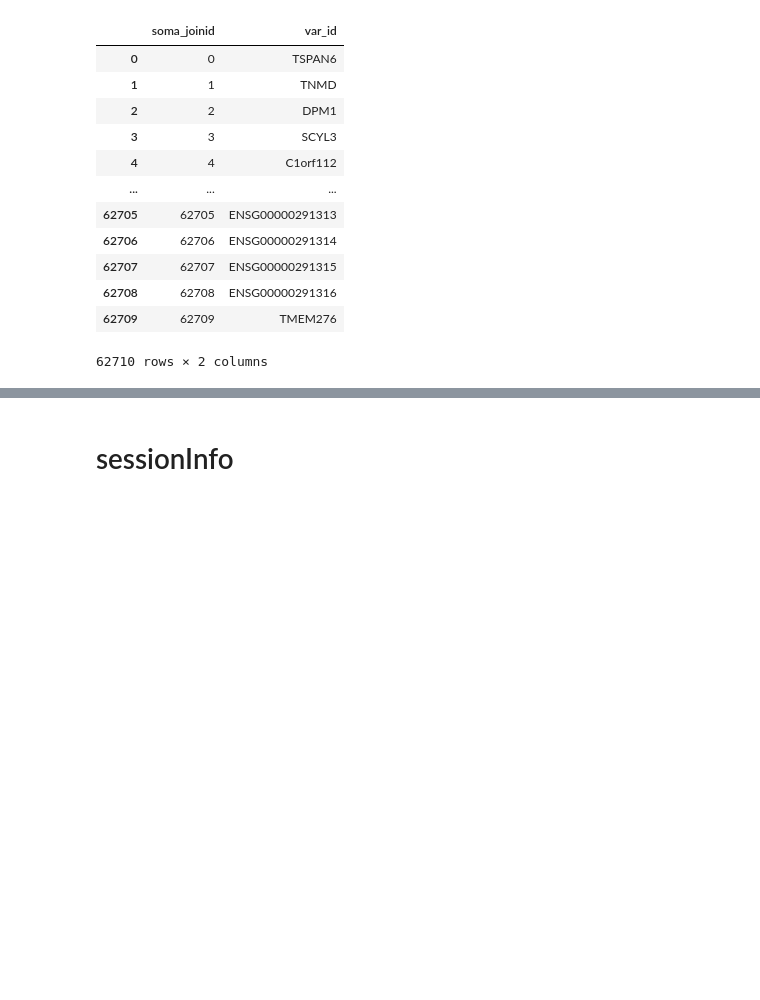
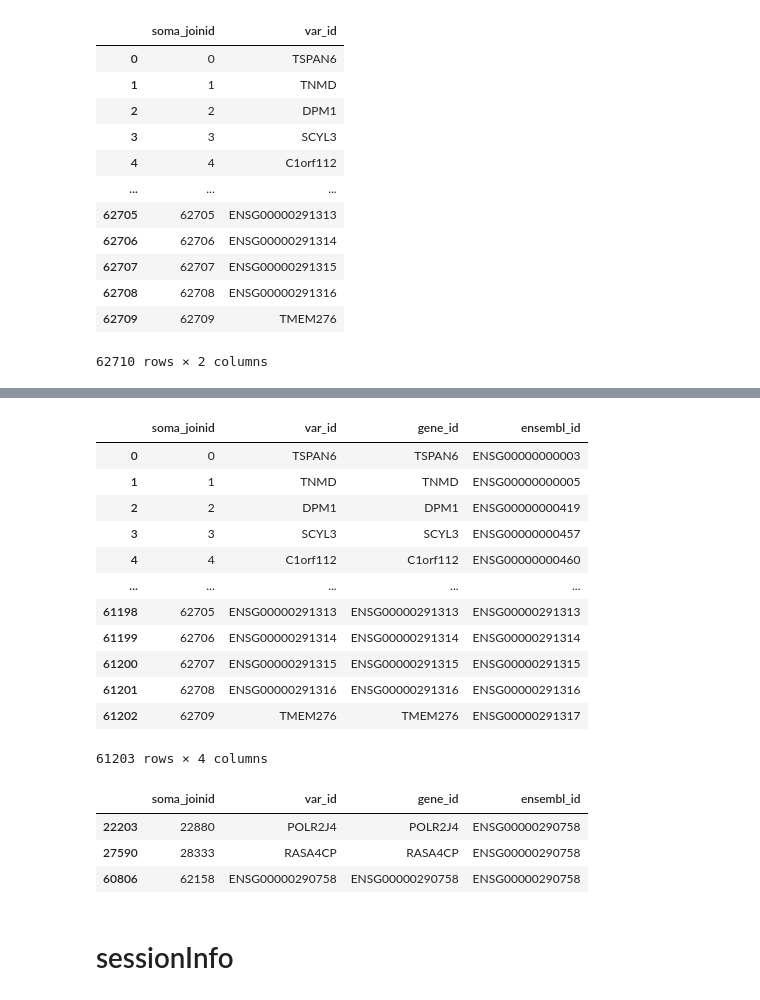
Before and after one commit to bioinfo-tsukuba/scRecounter, a Jupyter notebook: notebooks/tiledb/tahoe-100_create.ipynb, the cells around one changed output, grey strips where cells are left out. Drawn from its saved outputs; the diff is of its cells as text; code cells hidden in the pictures; blank space fills up the shorter version.

```diff
--- a/notebooks/tiledb/tahoe-100.ipynb
+++ b/notebooks/tiledb/tahoe-100_create.ipynb
@@ -444,13 +426,13 @@ var_id: large_string
 # %%
 # read in the var level data
 with tiledbsoma.Experiment.open(db_uri) as exp:
-    df = (
+    df_var = (
         exp.ms["RNA"]
         .var.read(column_names=["soma_joinid", "var_id"])
         .concat()
         .to_pandas()
     )
-df
+df_var
 # %% [output]
 |  | soma_joinid | var_id |
 | 0 | 0 | TSPAN6 |
@@ -531,0 +456,4 @@ len([x for x in df["var_id"].tolist() if not x.startswith("ENSG")])
+# %%
+ensembl_ids_file = "./data/ensembl_ids.csv"
+ensembl_ids = pd.read_csv(ensembl_ids_file)
+ensembl_ids
@@ -532,3 +526,28 @@ len([x for x in df["var_id"].tolist() if not x.startswith("ENSG")])
+# %%
+# merge df_var (index) with ensembl_ids (gene_id column)
+df_var = df_var.merge(ensembl_ids, left_on="var_id", right_on="gene_id", how="inner")
+df_var
+# %% [output]
+|  | soma_joinid | var_id | gene_id | ensembl_id |
+| 0 | 0 | TSPAN6 | TSPAN6 | ENSG00000000003 |
+| 1 | 1 | TNMD | TNMD | ENSG00000000005 |
+| 2 | 2 | DPM1 | DPM1 | ENSG00000000419 |
+| 3 | 3 | SCYL3 | SCYL3 | ENSG00000000457 |
+| 4 | 4 | C1orf112 | C1orf112 | ENSG00000000460 |
+| ... | ... | ... | ... | ... |
+| 61198 | 62705 | ENSG00000291313 | ENSG00000291313 | ENSG00000291313 |
+| 61199 | 62706 | ENSG00000291314 | ENSG00000291314 | ENSG00000291314 |
+| 61200 | 62707 | ENSG00000291315 | ENSG00000291315 | ENSG00000291315 |
+| 61201 | 62708 | ENSG00000291316 | ENSG00000291316 | ENSG00000291316 |
+| 61202 | 62709 | TMEM276 | TMEM276 | ENSG00000291317 |
+61203 rows × 4 columns
+# %%
+df_var[df_var["ensembl_id"].isin(["ENSG00000290758"])]
+# %% [output]
+|  | soma_joinid | var_id | gene_id | ensembl_id |
+| 22203 | 22880 | POLR2J4 | POLR2J4 | ENSG00000290758 |
+| 27590 | 28333 | RASA4CP | RASA4CP | ENSG00000290758 |
+| 60806 | 62158 | ENSG00000290758 | ENSG00000290758 | ENSG00000290758 |
 # %% [markdown]
 # sessionInfo
 # %%
```
Also changed, not shown: parts of 11 cells of this notebook, 6 other files.
